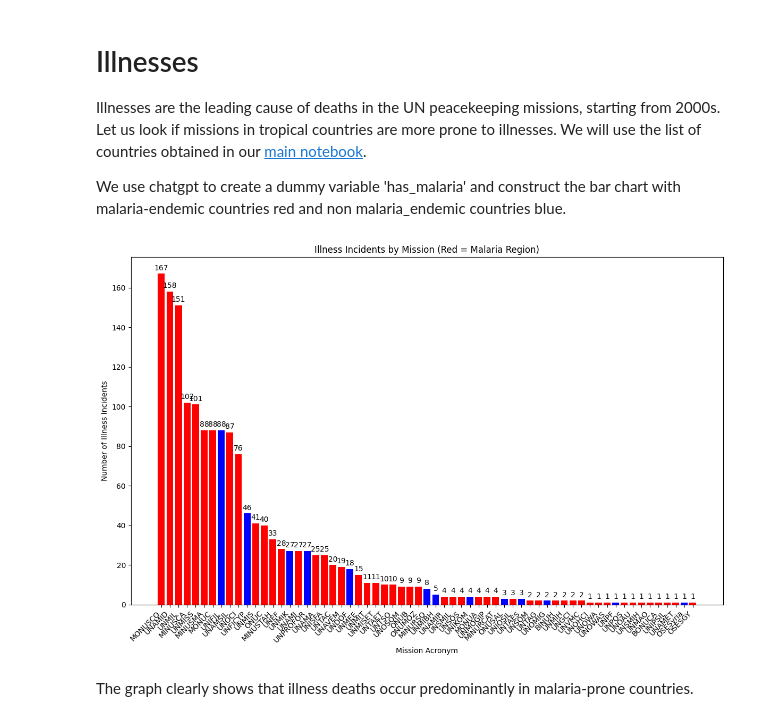
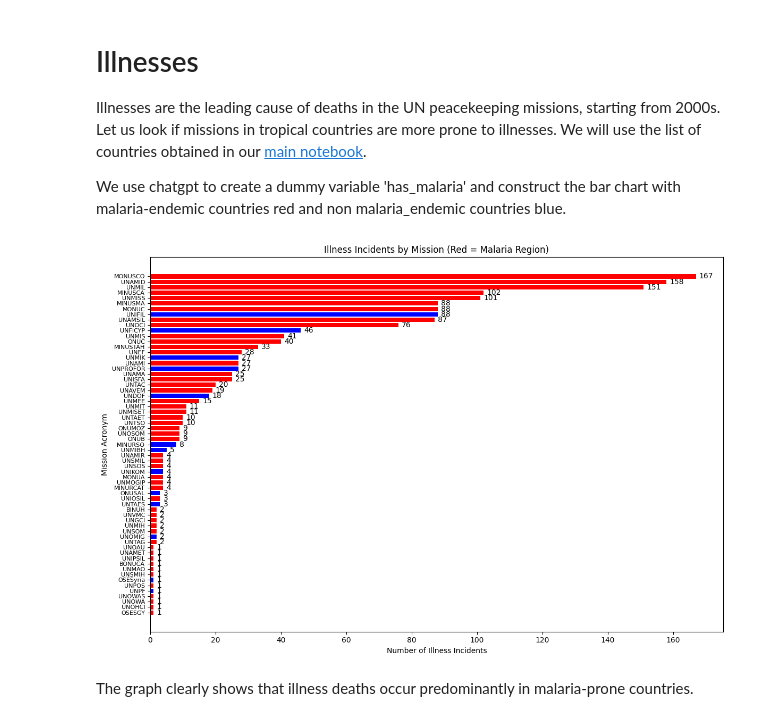
Before and after one commit to iv-div/my-jupyter-portfolio, a Jupyter notebook: peacekeeping-fatalities/data_exploration.ipynb, the cells around one changed output. Drawn from its saved outputs; the diff is of its cells as text; code cells hidden in the pictures.

```diff
--- a/peacekeeping-fatalities/data_exploration.ipynb
+++ b/peacekeeping-fatalities/data_exploration.ipynb
@@ -109,10 +141,10 @@ ax2.set_ylim(0, y_break)
 ax2.spines['top'].set_visible(False)
 
 # Add "break" markers
-kwargs = dict(marker=[(-1, -0.5), (1, 0.5)], markersize=12,
-              linestyle='none', color='k', mec='k', mew=1, clip_on=False)
-ax1.plot([0.5], [0], transform=ax1.transAxes, **kwargs)
-ax2.plot([0.5], [1], transform=ax2.transAxes, **kwargs)
+#kwargs = dict(marker=[(-1, -0.5), (1, 0.5)], markersize=12,
+#              linestyle='none', color='k', mec='k', mew=1, clip_on=False)
+#ax1.plot([0.5], [0], transform=ax1.transAxes, **kwargs)
+#ax2.plot([0.5], [1], transform=ax2.transAxes, **kwargs)
 
 # Add labels above bars in lower plot
 for bar in bars:
@@ -146,7 +178,7 @@ buckets = {
 
 print("\nDay Buckets with total days and fatalities:")
 for label, series in buckets.items():
-    print(f"{label}: {len(series)} days, {series.sum()} total fatalities")
+    display(f"{label}: {len(series)} days, {series.sum()} total fatalities")
 
 # 2. Were there days with an exceptionally high number of casualties?
 
@@ -247,7 +279,7 @@ plot_dual_stacked(
     time_col='incident_date',
     title='High-Fatality Days (13+ deaths) 1/2',
     xlabel='Date',
-    color_dict_missions=color_dict,
+    color_dict_missions=color_dict_missions,
     color_dict_incidents=color_dict_incidents,
     ymax=100
 )
@@ -257,7 +289,7 @@ plot_dual_stacked(
     time_col='incident_date',
     title='High-Fatality Days (10–12 deaths) 2/2',
     xlabel='Date',
-    color_dict_missions=color_dict,
+    color_dict_missions=color_dict_missions,
     color_dict_incidents=color_dict_incidents,
     ymax=100  # same scale for comparison
 )
@@ -283,7 +315,7 @@ plot_dual_stacked(
     time_col='week',
     title='Top 10 Weeks by Fatalities (Sorted by Date)',
     xlabel='Week Starting',
-    color_dict_missions=color_dict,
+    color_dict_missions=color_dict_missions,
     color_dict_incidents=color_dict_incidents,
     top_n=10
 )
@@ -293,7 +325,7 @@ plot_dual_stacked(
     time_col='month',
     title='Top 10 Months by Fatalities (Sorted by Date)',
     xlabel='Month',
-    color_dict_missions=color_dict,
+    color_dict_missions=color_dict_missions,
     color_dict_incidents=color_dict_incidents,
     top_n=10
 )
@@ -309,7 +341,7 @@ cases_3plus = (
 cases_3plus = cases_3plus[cases_3plus['fatalities'] >= 3]
 
 print("Cases with 3+ fatalities on the same day within the same mission:")
-print(cases_3plus.sort_values(by='fatalities', ascending=False))
+display(cases_3plus.sort_values(by='fatalities', ascending=False))
 # %% [output]
 [figure]
 Total unique days with deaths: 3126
@@ -562,34 +593,37 @@ illness_counts = (
     .groupby(['mission_acronym', 'has_malaria'])
     .size()
     .reset_index(name='illness_count')
-    .sort_values(by='illness_count', ascending=False)
+    .sort_values(by='illness_count', ascending=True)
 )
-
-# Step 5: Plot
-colors = ['red' if malaria == 1 else 'blue' for malaria in illness_counts['has_malaria']]
-
-plt.figure(figsize=(12, 8))
-bars = plt.bar(
-    illness_counts['mission_acronym'],
-    illness_counts['illness_count'],
-    color=colors
-)
-
-plt.xlabel("Mission Acronym")
-plt.ylabel("Number of Illness Incidents")
-plt.title("Illness Incidents by Mission (Red = Malaria Region)")
-plt.xticks(rotation=45, ha='right')
-
-# Add labels
-for bar, label in zip(bars, illness_counts['illness_count']):
-    height = bar.get_height()
-    plt.text(bar.get_x() + bar.get_width()/2, height + 1, str(label), ha='center', va='bottom')
-
-plt.tight_layout()
-plt.savefig("illness_by_mission_bar_chart.png", dpi=300)
-plt.show()
-# %% [output]
-[figure, removed]
+# %%
+# Step 5: Plot
+illness_counts_sorted = illness_counts.sort_values(by='illness_count', ascending=True)
+colors = ['red' if malaria == 1 else 'blue' for malaria in illness_counts_sorted['has_malaria']]
+
+plt.figure(figsize=(12, 8))
+bars = plt.barh(
+    illness_counts_sorted['mission_acronym'],
+    illness_counts_sorted['illness_count'],
+    color=colors
+)
+
+plt.ylabel("Mission Acronym")
+plt.xlabel("Number of Illness Incidents")
+plt.title("Illness Incidents by Mission (Red = Malaria Region)")
+
+# Подписи справа от полосок
+for bar, label in zip(bars, illness_counts_sorted['illness_count']):
+    width = bar.get_width()
+    plt.text(width + 1, bar.get_y() + bar.get_height()/2, str(label), va='center')
+
+# Уменьшаем шрифт для оси Y
+plt.yticks(fontsize=8)
+
+plt.tight_layout()
+plt.savefig("illness_by_mission_barh_chart_sorted.png", dpi=300)
+plt.show()
+# %% [output]
+[figure, added]
 # %% [markdown]
 The graph clearly shows that illness deaths occur predominantly in malaria-prone countries.
 # %% [markdown]
```
Also changed, not shown: parts of 5 cells of this notebook, 2 other files.
